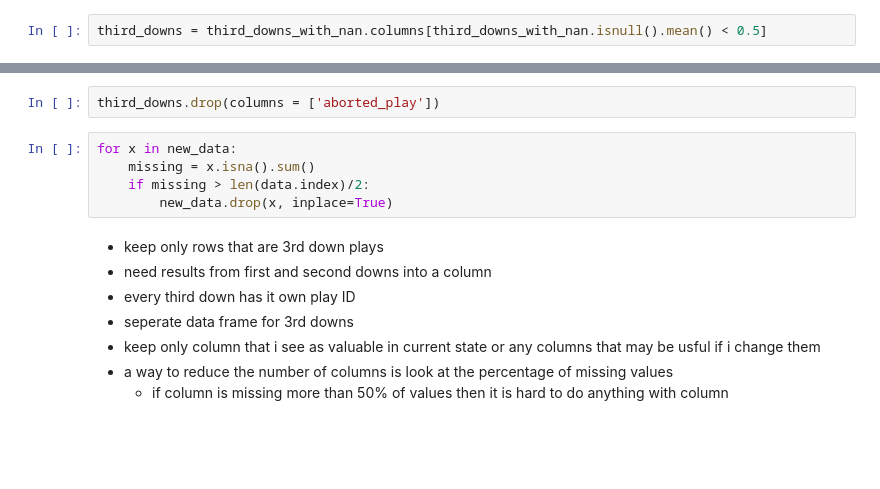
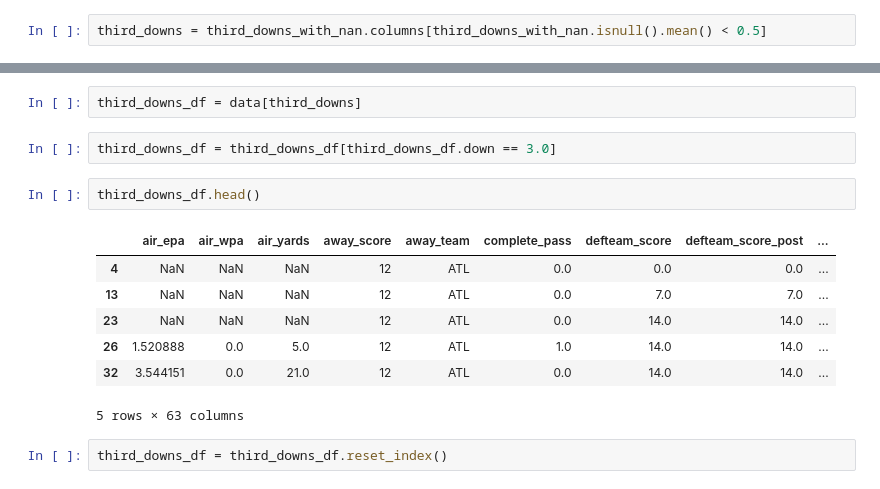
Before and after one commit to geraldabeast/Springboard, a Jupyter notebook: Capstone_project_1/Data Wrangling.ipynb, the cells around one changed output, grey strips where cells are left out. Cells and saved outputs as stored; diff of their text form; blank space fills up the shorter version.

```diff
--- a/Capstone_project_1/Data Wrangling.ipynb
+++ b/Capstone_project_1/Data Wrangling.ipynb
@@ -87,15 +123,16 @@ missing = missing.drop(columns=(missing_values_df[['Mean' == False]]))
-# %%
-third_downs.drop(columns = ['aborted_play'])
-# %%
-for x in new_data:
-    missing = x.isna().sum()
-    if missing > len(data.index)/2:
-        new_data.drop(x, inplace=True)
-# %% [markdown]
-- keep only rows that are 3rd down plays
-- need results from first and second downs into a column
-- every third down has it own play ID
-- seperate data frame for 3rd downs
-- keep only column that i see as valuable in current state or any columns that may be usful if i change them
-- a way to reduce the number of columns is look at the percentage of missing values
-    - if column is missing more than 50% of values then it is hard to do anything with column
+# %%
+third_downs_df = data[third_downs]
+# %%
+third_downs_df = third_downs_df[third_downs_df.down == 3.0]
+# %%
+third_downs_df.head()
+# %% [output]
+|  | air_epa | air_wpa | air_yards | away_score | away_team | complete_pass | defteam_score | defteam_score_post | ... |
+| 4 | NaN | NaN | NaN | 12 | ATL | 0.0 | 0.0 | 0.0 | ... |
+| 13 | NaN | NaN | NaN | 12 | ATL | 0.0 | 7.0 | 7.0 | ... |
+| 23 | NaN | NaN | NaN | 12 | ATL | 0.0 | 14.0 | 14.0 | ... |
+| 26 | 1.520888 | 0.0 | 5.0 | 12 | ATL | 1.0 | 14.0 | 14.0 | ... |
+| 32 | 3.544151 | 0.0 | 21.0 | 12 | ATL | 0.0 | 14.0 | 14.0 | ... |
+5 rows × 63 columns
+# %%
+third_downs_df = third_downs_df.reset_index()
```
Also changed, not shown: parts of 18 cells of this notebook, 1 other file.
